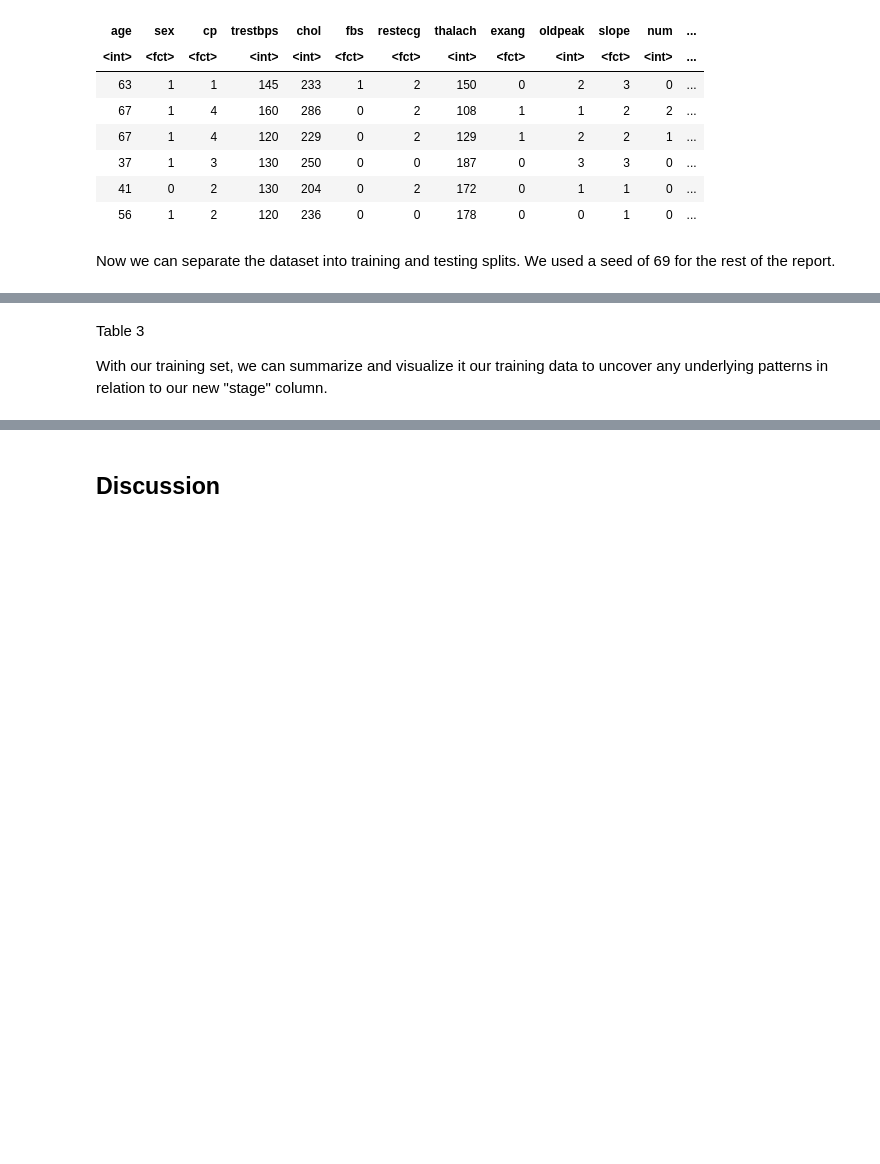
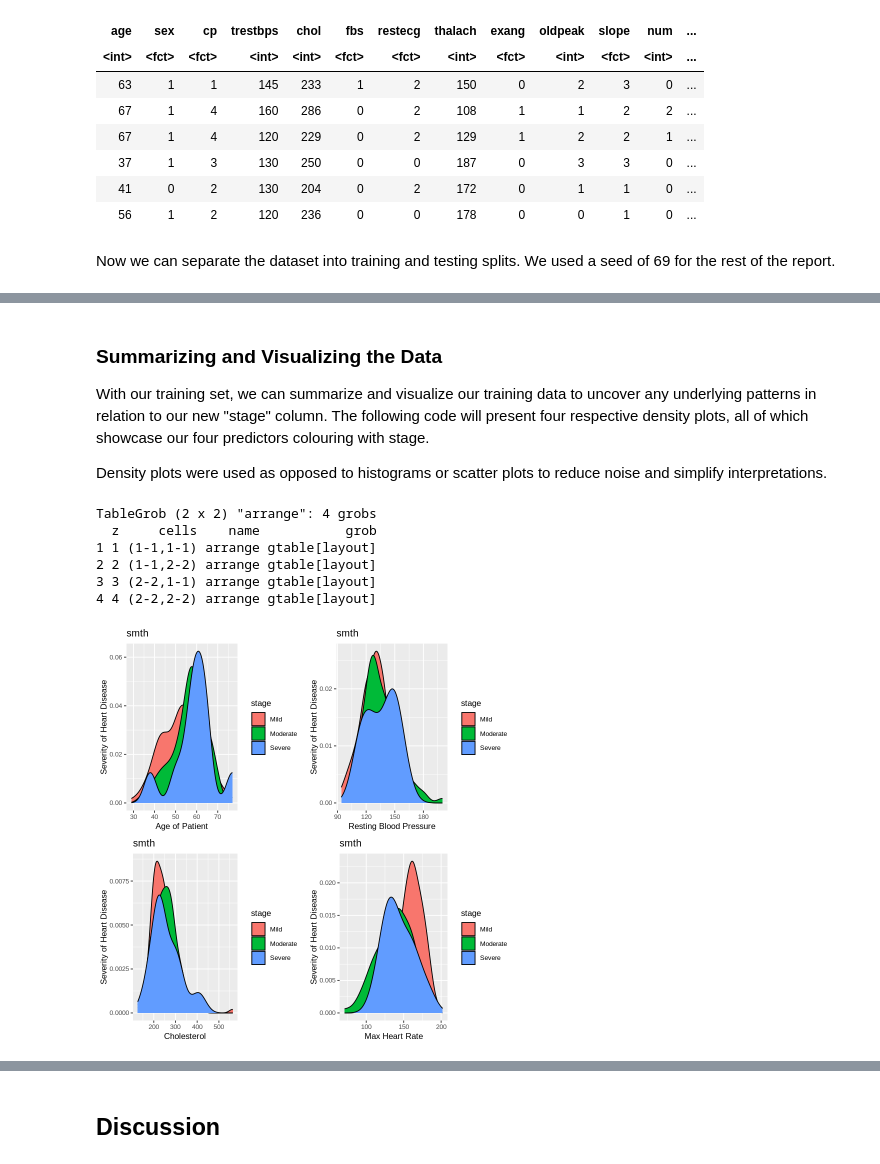
Before and after one commit to clay-arras/DSCI100GroupProject, a Jupyter notebook: DSCI100_Group30_Report.ipynb, the cells around one changed output, grey strips where cells are left out. Drawn from its saved outputs; the diff is of its cells as text; code cells hidden in the pictures; blank space fills up the shorter version.

```diff
--- a/DSCI100_Group30_Report.ipynb
+++ b/DSCI100_Group30_Report.ipynb
@@ -153,4 +166,45 @@ A tibble: 6 × 15
 # %% [markdown]
-Table 3
+### Summarizing and Visualizing the Data
+With our training set, we can summarize and visualize our training data to uncover any underlying patterns in relation to our new "stage" column. The following code will present four respective density plots, all of which showcase our four predictors colouring with stage.
 
-With our training set, we can summarize and visualize it our training data to uncover any underlying patterns in relation to our new "stage" column.
+Density plots were used as opposed to histograms or scatter plots to reduce noise and simplify interpretations.
+# %%
+#Predictor 1 = age
+#Predictor 2 = Resting Blood Pressure
+#Predictor 3 = Cholesterol
+#Predictor 4 = Max Heart Rate
+
+predictor_1 <- data_training |>
+    ggplot(aes(x = age, fill = stage))+
+    geom_density()+
+    labs(x = "Age of Patient", y = "Severity of Heart Disease", title = "smth")+
+    theme(text = element_text(size = 10))
+
+predictor_2 <- data_training |>
+    ggplot(aes(x = trestbps, fill = stage))+
+    geom_density()+
+    labs(x = "Resting Blood Pressure", y = "Severity of Heart Disease", title = "smth")+
+    theme(text = element_text(size = 10))
+
+predictor_3 <- data_training |>
+    ggplot(aes(x = chol, fill = stage))+
+    geom_density()+
+    labs(x = "Cholesterol", y = "Severity of Heart Disease", title = "smth")+
+    theme(text = element_text(size = 10))
+
+predictor_4 <- data_training |>
+    ggplot(aes(x = thalach, fill = stage))+
+    geom_density()+
+    labs(x = "Max Heart Rate", y = "Severity of Heart Disease", title = "smth")+
+    theme(text = element_text(size = 10))
+
+summary <- grid.arrange(predictor_1, predictor_2, predictor_3, predictor_4, nrow = 2)
+summary
+# %% [output]
+TableGrob (2 x 2) "arrange": 4 grobs
+  z     cells    name           grob
+1 1 (1-1,1-1) arrange gtable[layout]
+2 2 (1-1,2-2) arrange gtable[layout]
+3 3 (2-2,1-1) arrange gtable[layout]
+4 4 (2-2,2-2) arrange gtable[layout]
+[figure, added]
```
Also changed, not shown: parts of 5 cells of this notebook.
